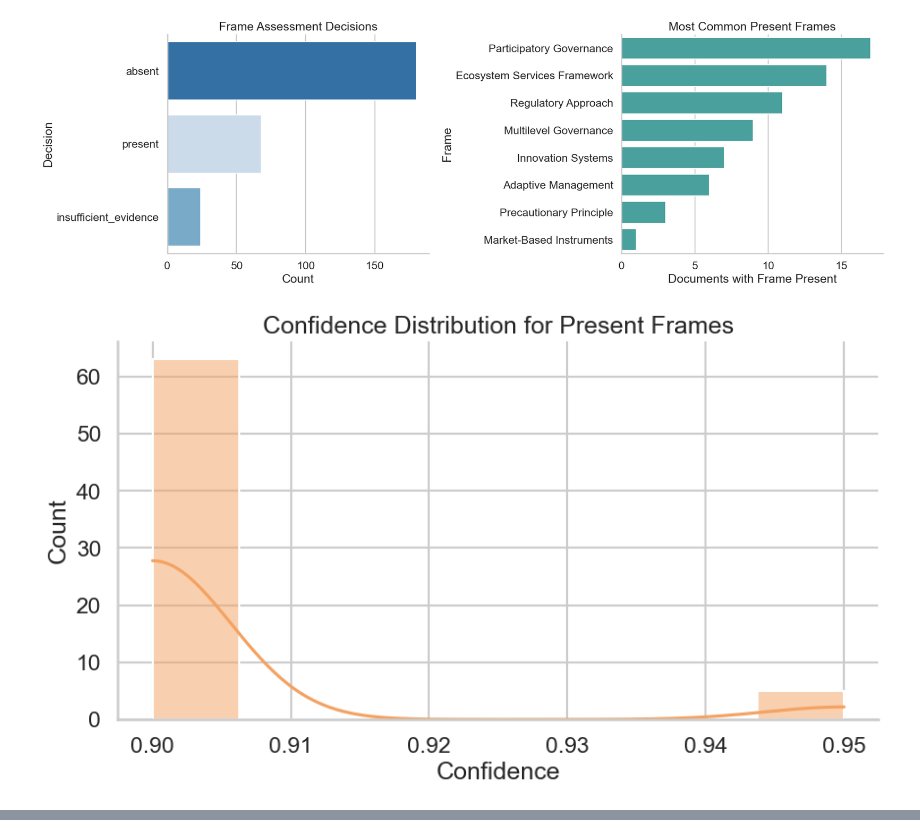
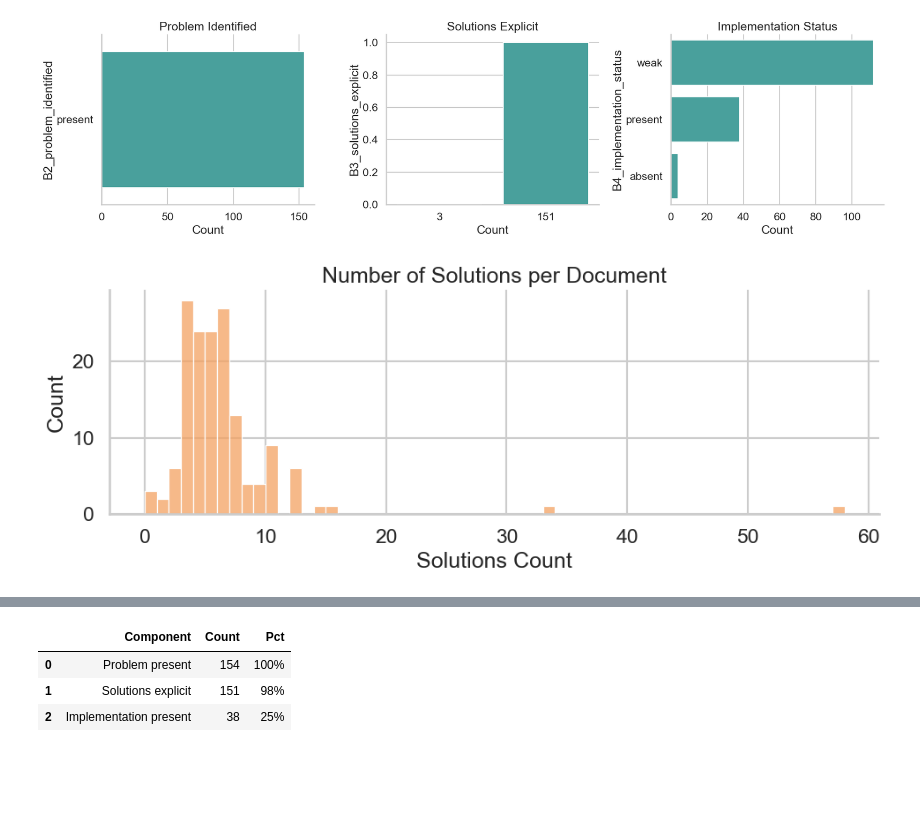
Before and after one commit to doschul/PolicyBriefAnalysis, a Jupyter notebook: exploratory_analysis.ipynb, the cells around one changed output, grey strips where cells are left out. Drawn from its saved outputs; the diff is of its cells as text; code cells hidden in the pictures; blank space fills up the shorter version.

```diff
--- a/exploratory_analysis.ipynb
+++ b/exploratory_analysis.ipynb
@@ -168,37 +219,46 @@ The framing section covers prevalence, confidence, temporal patterns, and co-occ
 # %%
-fig, axes = plt.subplots(1, 2, figsize=(18, 6))
-sns.countplot(data=frames, y='decision', order=frames['decision'].value_counts().index, ax=axes[0], palette='Blues_r', hue='decision', legend=False)
-axes[0].set_title('Frame Assessment Decisions')
-axes[0].set_xlabel('Count')
-axes[0].set_ylabel('Decision')
+content_cols = ['B2_problem_identified', 'B3_solutions_explicit', 'B4_implementation_status']
+available = [c for c in content_cols if c in analysis_df.columns]
 
-present_frames = frames.loc[frames['decision'] == 'present', 'frame_label'].value_counts()
-sns.barplot(x=present_frames.values, y=present_frames.index, ax=axes[1], color='#3AAFA9')
-axes[1].set_title('Most Common Present Frames')
-axes[1].set_xlabel('Documents with Frame Present')
-axes[1].set_ylabel('Frame')
-plt.tight_layout()
-plt.show()
+if available:
+    fig, axes = plt.subplots(1, len(available), figsize=(6 * len(available), 5))
+    if len(available) == 1:
+        axes = [axes]
+    for ax, col in zip(axes, available):
+        vc = analysis_df[col].value_counts()
+        sns.barplot(x=vc.values, y=vc.index, ax=ax, color='#3AAFA9')
+        ax.set_title(col.split('_', 1)[1].replace('_', ' ').title())
+        ax.set_xlabel('Count')
+    plt.tight_layout()
+    plt.show()
 
-plt.figure(figsize=(10, 5))
-sns.histplot(frames.loc[frames['decision'] == 'present', 'confidence'], bins=8, kde=True, color='#F4A261')
-plt.title('Confidence Distribution for Present Frames')
-plt.xlabel('Confidence')
-plt.show()
+    # Solutions count distribution
+    if 'B3_solutions_count' in analysis_df.columns:
+        fig, ax = plt.subplots(figsize=(10, 4))
+        sns.histplot(analysis_df['B3_solutions_count'], bins=range(0, analysis_df['B3_solutions_count'].max() + 2),
+                     ax=ax, color='#F4A261')
+        ax.set_title('Number of Solutions per Document')
+        ax.set_xlabel('Solutions Count')
+        plt.tight_layout()
+        plt.show()
 
-present_frames_year = (
-    frames.loc[frames['decision'] == 'present']
-    .dropna(subset=['creation_year'])
-    .groupby('creation_year')
-    .size()
-)
-plt.figure(figsize=(10, 5))
-present_frames_year.plot(marker='o', linewidth=3, color='#2F6B7C')
-plt.fill_between(present_frames_year.index, present_frames_year.values, alpha=0.2, color='#2F6B7C')
-plt.title('Present Frame Detections by Creation Year')
-plt.xlabel('Year')
-plt.ylabel('Present Frame Count')
-plt.show()
+    # Summary table
+    summary_b = pd.DataFrame({
+        'Component': ['Problem present', 'Solutions explicit', 'Implementation present'],
+        'Count': [
+            (analysis_df.get('B2_problem_identified', pd.Series()) == 'present').sum(),
+            (analysis_df.get('B3_solutions_explicit', pd.Series()) == True).sum(),
+            (analysis_df.get('B4_implementation_status', pd.Series()) == 'present').sum(),
+        ],
+        'Pct': [
+            f"{(analysis_df.get('B2_problem_identified', pd.Series()) == 'present').mean():.0%}",
+            f"{(analysis_df.get('B3_solutions_explicit', pd.Series()) == True).mean():.0%}",
+            f"{(analysis_df.get('B4_implementation_status', pd.Series()) == 'present').mean():.0%}",
+        ]
+    })
+    display(summary_b)
+else:
+    print('Content-structure columns not available.')
 # %% [output]
-[figure, old version]
+[figure, new version]
-[figure, old version]
+[figure, new version]
@@ -205,0 +265,4 @@ plt.show()
+|  | Component | Count | Pct |
+| 0 | Problem present | 154 | 100% |
+| 1 | Solutions explicit | 151 | 98% |
+| 2 | Implementation present | 38 | 25% |
```
Also changed, not shown: parts of 26 cells of this notebook, 18 other files.
